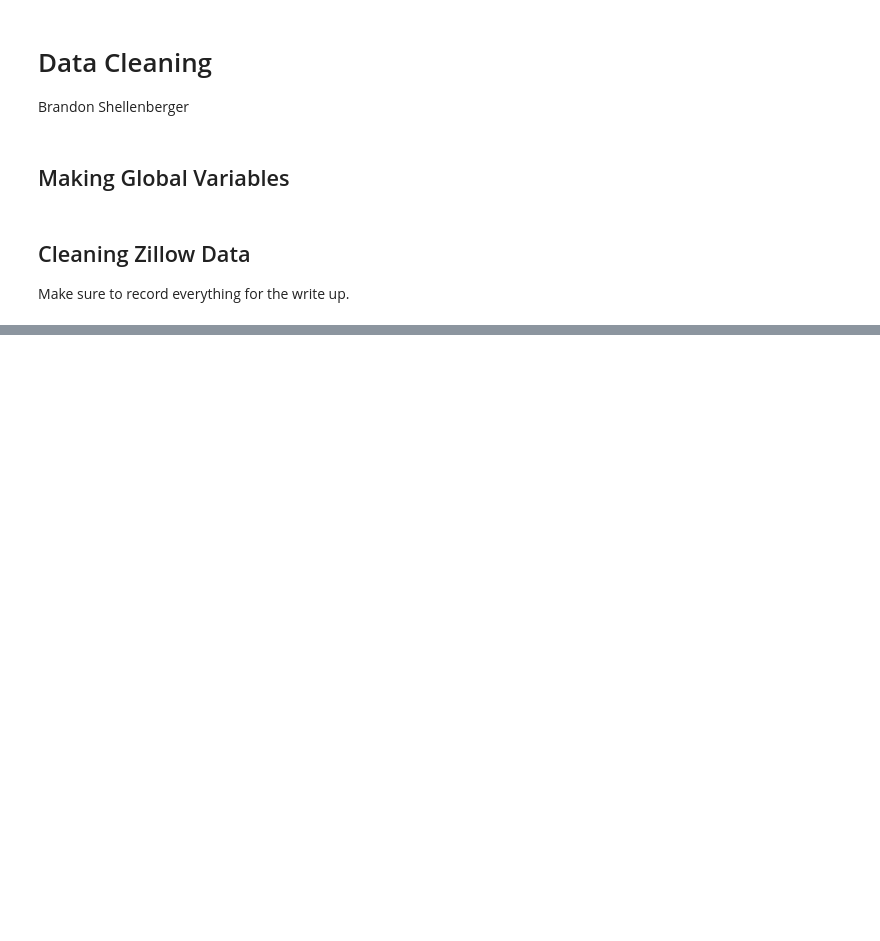
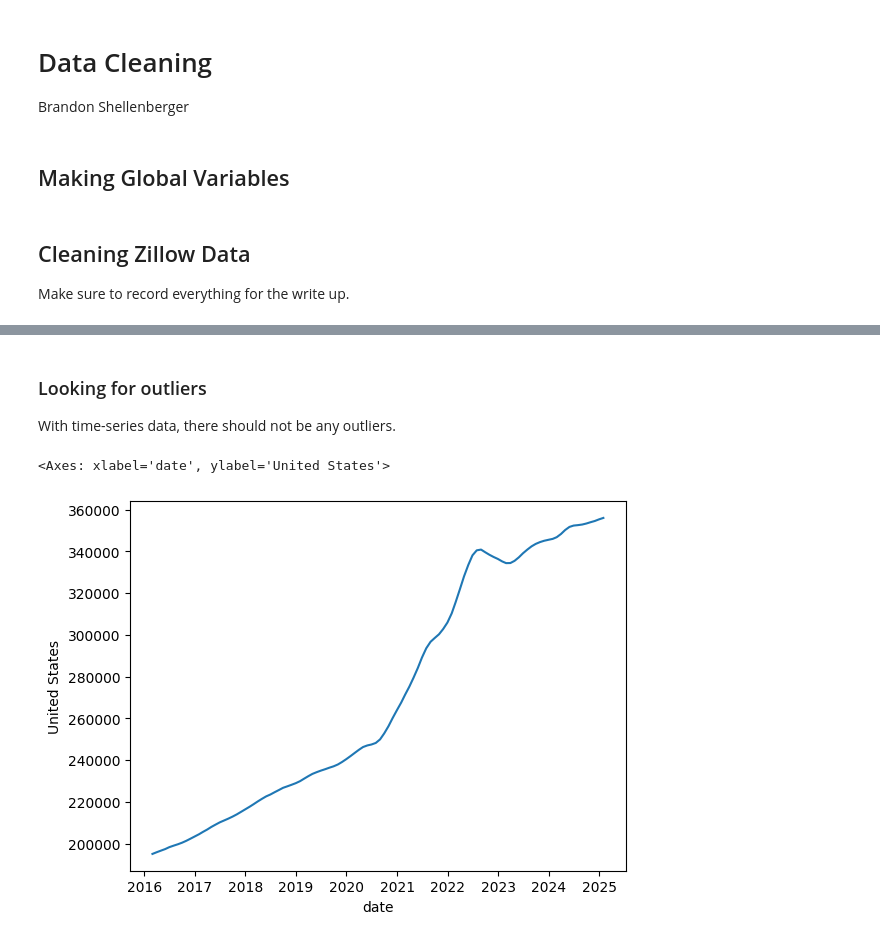
Before and after one commit to Bshell13/shellenberger_capstone, a Jupyter notebook: data_cleaning.ipynb, the cells around one changed output, grey strips where cells are left out. Cells and saved outputs as stored; diff of their text form; code cells hidden in the pictures; blank space fills up the shorter version.

Commit message:
cleaning process

```diff
--- a/data_cleaning.ipynb
+++ b/data_cleaning.ipynb
@@ -20,10 +24,10 @@ Make sure to record everything for the write up.
 zillow_ts = pd.read_csv(TIME_SERIES_DATA)
 
 # Dropping unrelated columns
-zillow_dropped_col = zillow_ts.drop(columns=['RegionID', 'StateName', 'RegionType'])
+zillow_dropped_col = zillow_ts.drop(columns=['RegionID', 'StateName', 'RegionType', 'SizeRank'])
 
 # Renaming Columns
-zillow_rename_col = zillow_dropped_col.rename(columns={'SizeRank' : 'size_rank', 'RegionName': 'city_state'})
+zillow_rename_col = zillow_dropped_col.rename(columns={'RegionName': 'date'})
 
 # Dealing with NANs
 zillow_dropped_nan = zillow_rename_col.dropna()
@@ -31,5 +35,18 @@ zillow_dropped_nan = zillow_rename_col.dropna()
 # Dealing with Duplicates if any
 zillow_dropped_duplicates = zillow_dropped_nan.drop_duplicates()
 
-print(zillow_dropped_nan.shape)
+# Transoposed data and setting index
+#Setting the first column as the index then transpose
+zillow_transposed = zillow_dropped_duplicates.set_index(zillow_dropped_duplicates.columns[0]).T
+# Rename the index with the name of the first column then rest index
+zillow_setting_index = zillow_transposed.rename_axis('date').reset_index()
+# Remove the index name
+zillow_rename_index = zillow_setting_index.rename_axis(None, axis=1)
+
+# Changing date column data types to datetime
+zillow_rename_index['date'] = pd.to_datetime(zillow_rename_index['date'])
+print(zillow_rename_index.dtypes)
+zillow_clean_df = zillow_rename_index
+
+print(zillow_clean_df.head(5))
 # %% [output]
@@ -36,0 +70,8 @@ print(zillow_dropped_nan.shape)
+# %% [markdown]
+### Looking for outliers
+With time-series data, there should not be any outliers.
+# %%
+sns.lineplot(data=zillow_clean_df, x='date', y='United States')
+# %% [output]
+<Axes: xlabel='date', ylabel='United States'>
+[figure, added]
```
Also changed, not shown: parts of 4 cells of this notebook.
